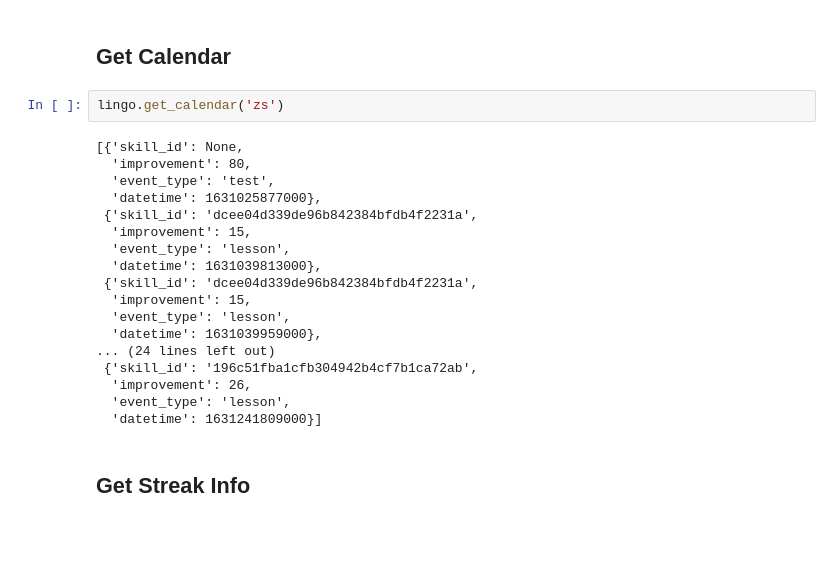
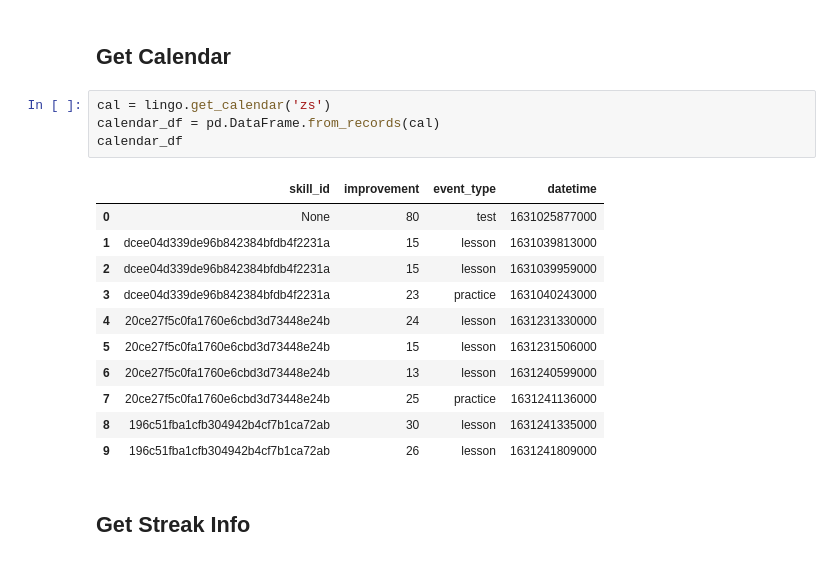
Before and after one commit to sejaldua/duolingogogo, a Jupyter notebook: Exploration.ipynb, the cells around one changed output. Saved outputs shown, nothing was run; the diff lists cells and outputs as text; blank space fills up the shorter version.

```diff
--- a/Exploration.ipynb
+++ b/Exploration.ipynb
@@ -47,26 +48,22 @@ lingo.get_user_info()
  'ui_language': 'en'}
 # %% [markdown]
 ## Get Calendar
-# %%
-lingo.get_calendar('zs')
-# %% [output]
-[{'skill_id': None,
-  'improvement': 80,
-  'event_type': 'test',
-  'datetime': 1631025877000},
- {'skill_id': 'dcee04d339de96b842384bfdb4f2231a',
-  'improvement': 15,
-  'event_type': 'lesson',
-  'datetime': 1631039813000},
- {'skill_id': 'dcee04d339de96b842384bfdb4f2231a',
-  'improvement': 15,
-  'event_type': 'lesson',
-  'datetime': 1631039959000},
-... (24 lines left out)
- {'skill_id': '196c51fba1cfb304942b4cf7b1ca72ab',
-  'improvement': 26,
-  'event_type': 'lesson',
-  'datetime': 1631241809000}]
+# %%
+cal = lingo.get_calendar('zs')
+calendar_df = pd.DataFrame.from_records(cal)
+calendar_df
+# %% [output]
+|  | skill_id | improvement | event_type | datetime |
+| 0 | None | 80 | test | 1631025877000 |
+| 1 | dcee04d339de96b842384bfdb4f2231a | 15 | lesson | 1631039813000 |
+| 2 | dcee04d339de96b842384bfdb4f2231a | 15 | lesson | 1631039959000 |
+| 3 | dcee04d339de96b842384bfdb4f2231a | 23 | practice | 1631040243000 |
+| 4 | 20ce27f5c0fa1760e6cbd3d73448e24b | 24 | lesson | 1631231330000 |
+| 5 | 20ce27f5c0fa1760e6cbd3d73448e24b | 15 | lesson | 1631231506000 |
+| 6 | 20ce27f5c0fa1760e6cbd3d73448e24b | 13 | lesson | 1631240599000 |
+| 7 | 20ce27f5c0fa1760e6cbd3d73448e24b | 25 | practice | 1631241136000 |
+| 8 | 196c51fba1cfb304942b4cf7b1ca72ab | 30 | lesson | 1631241335000 |
+| 9 | 196c51fba1cfb304942b4cf7b1ca72ab | 26 | lesson | 1631241809000 |
 # %% [markdown]
 ## Get Streak Info
 # %%
```
Also changed, not shown: parts of 2 cells of this notebook, 1 other file.
